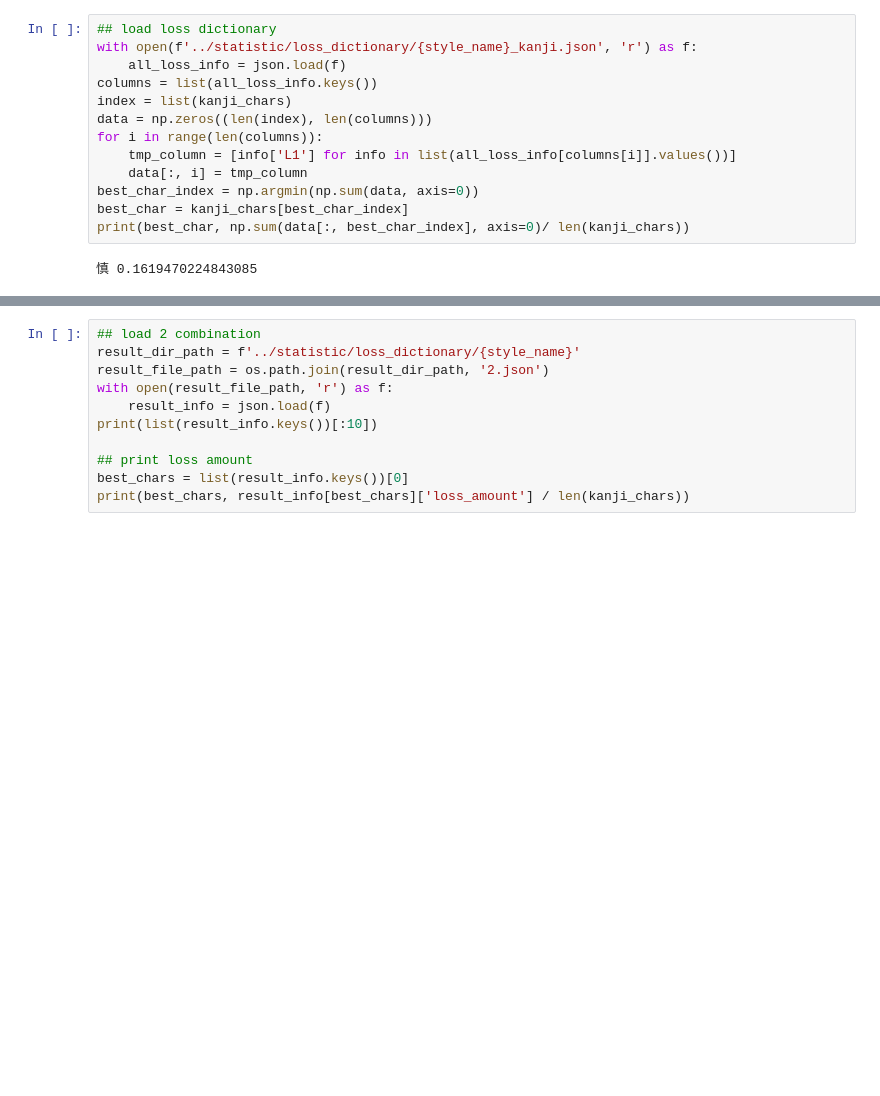
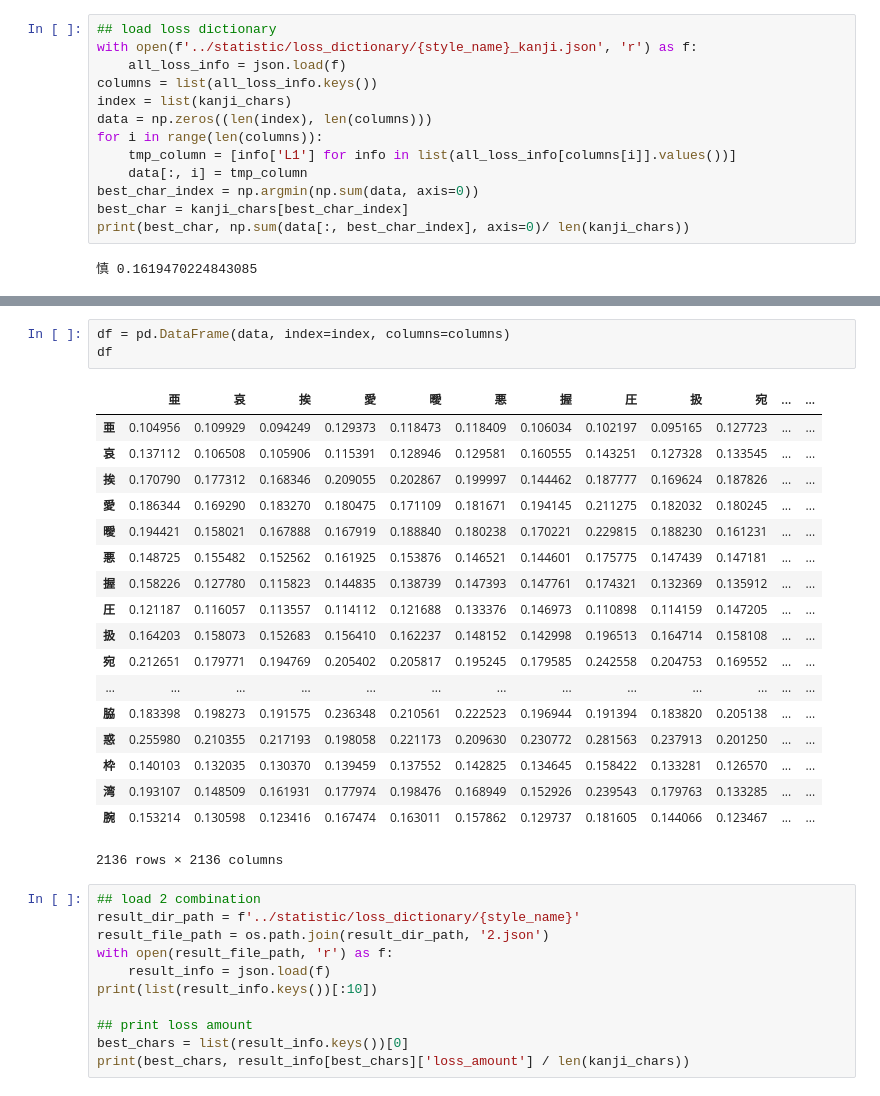
Before and after one commit to yukistavailable/DG-Font, a Jupyter notebook: survey.ipynb, the cells around one changed output, grey strips where cells are left out. Cells and saved outputs as stored; diff of their text form; blank space fills up the shorter version.

```diff
--- a/survey.ipynb
+++ b/survey.ipynb
@@ -37,3 +57,25 @@ print(best_char, np.sum(data[:, best_char_index], axis=0)/ len(kanji_chars))
+# %%
+df = pd.DataFrame(data, index=index, columns=columns)
+df
+# %% [output]
+|  | 亜 | 哀 | 挨 | 愛 | 曖 | 悪 | 握 | 圧 | 扱 | 宛 | ... | ... |
+| 亜 | 0.104956 | 0.109929 | 0.094249 | 0.129373 | 0.118473 | 0.118409 | 0.106034 | 0.102197 | 0.095165 | 0.127723 | ... | ... |
+| 哀 | 0.137112 | 0.106508 | 0.105906 | 0.115391 | 0.128946 | 0.129581 | 0.160555 | 0.143251 | 0.127328 | 0.133545 | ... | ... |
+| 挨 | 0.170790 | 0.177312 | 0.168346 | 0.209055 | 0.202867 | 0.199997 | 0.144462 | 0.187777 | 0.169624 | 0.187826 | ... | ... |
+| 愛 | 0.186344 | 0.169290 | 0.183270 | 0.180475 | 0.171109 | 0.181671 | 0.194145 | 0.211275 | 0.182032 | 0.180245 | ... | ... |
+| 曖 | 0.194421 | 0.158021 | 0.167888 | 0.167919 | 0.188840 | 0.180238 | 0.170221 | 0.229815 | 0.188230 | 0.161231 | ... | ... |
+| 悪 | 0.148725 | 0.155482 | 0.152562 | 0.161925 | 0.153876 | 0.146521 | 0.144601 | 0.175775 | 0.147439 | 0.147181 | ... | ... |
+| 握 | 0.158226 | 0.127780 | 0.115823 | 0.144835 | 0.138739 | 0.147393 | 0.147761 | 0.174321 | 0.132369 | 0.135912 | ... | ... |
+| 圧 | 0.121187 | 0.116057 | 0.113557 | 0.114112 | 0.121688 | 0.133376 | 0.146973 | 0.110898 | 0.114159 | 0.147205 | ... | ... |
+| 扱 | 0.164203 | 0.158073 | 0.152683 | 0.156410 | 0.162237 | 0.148152 | 0.142998 | 0.196513 | 0.164714 | 0.158108 | ... | ... |
+| 宛 | 0.212651 | 0.179771 | 0.194769 | 0.205402 | 0.205817 | 0.195245 | 0.179585 | 0.242558 | 0.204753 | 0.169552 | ... | ... |
+| ... | ... | ... | ... | ... | ... | ... | ... | ... | ... | ... | ... | ... |
+| 脇 | 0.183398 | 0.198273 | 0.191575 | 0.236348 | 0.210561 | 0.222523 | 0.196944 | 0.191394 | 0.183820 | 0.205138 | ... | ... |
+| 惑 | 0.255980 | 0.210355 | 0.217193 | 0.198058 | 0.221173 | 0.209630 | 0.230772 | 0.281563 | 0.237913 | 0.201250 | ... | ... |
+| 枠 | 0.140103 | 0.132035 | 0.130370 | 0.139459 | 0.137552 | 0.142825 | 0.134645 | 0.158422 | 0.133281 | 0.126570 | ... | ... |
+| 湾 | 0.193107 | 0.148509 | 0.161931 | 0.177974 | 0.198476 | 0.168949 | 0.152926 | 0.239543 | 0.179763 | 0.133285 | ... | ... |
+| 腕 | 0.153214 | 0.130598 | 0.123416 | 0.167474 | 0.163011 | 0.157862 | 0.129737 | 0.181605 | 0.144066 | 0.123467 | ... | ... |
+2136 rows × 2136 columns
 # %%
 ## load 2 combination
 result_dir_path = f'../statistic/loss_dictionary/{style_name}'
```
Also changed, not shown: parts of 1 cell of this notebook, 5 other files.
